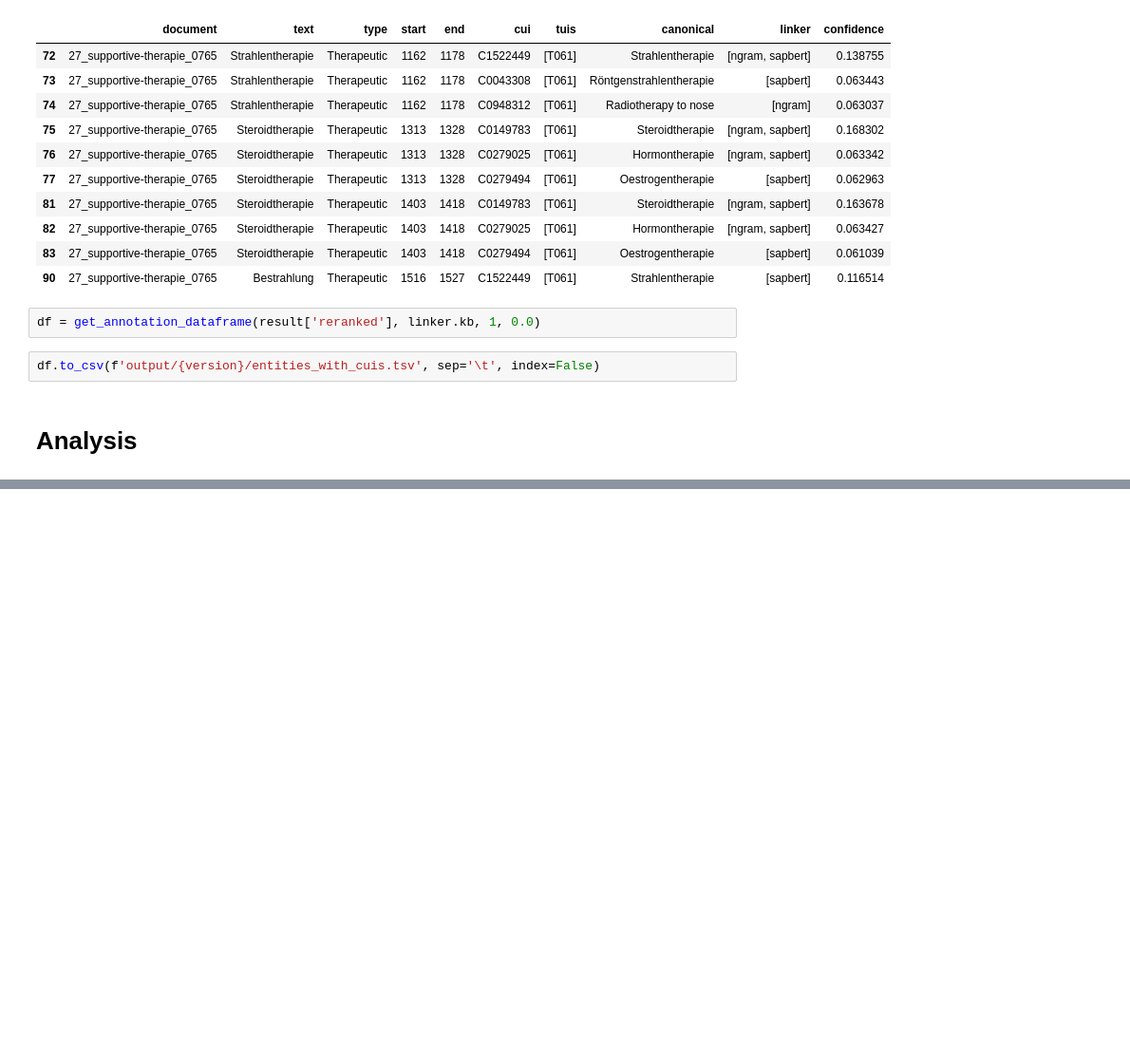
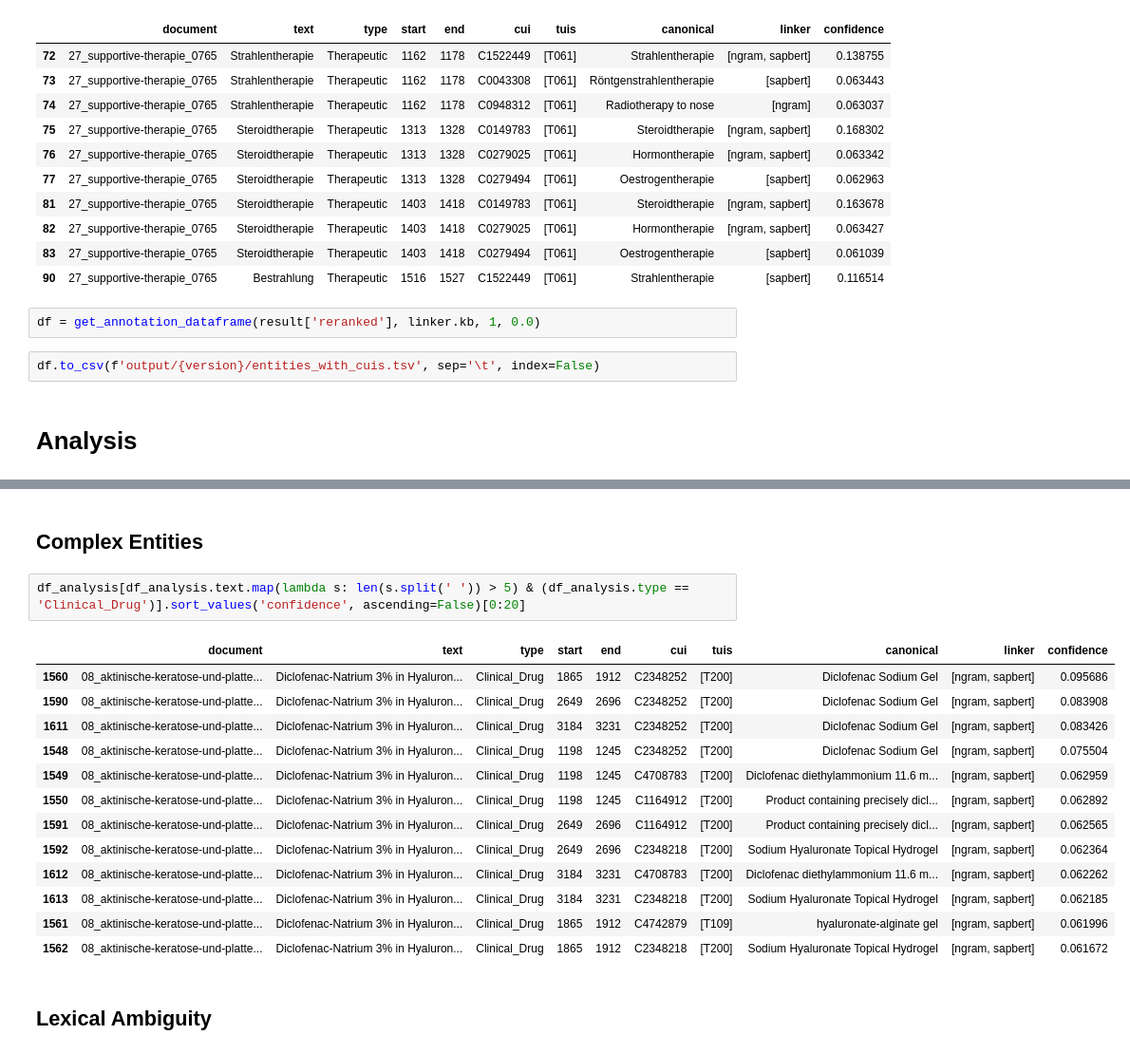
Before and after one commit to hpi-dhc/ggponc, a Jupyter notebook: 02_GGPONC_UMLS_Linking.ipynb, the cells around one changed output, grey strips where cells are left out. Shown at 95% size. Cells and saved outputs as stored; diff of their text form; blank space fills up the shorter version.

```diff
--- a/02_GGPONC_UMLS_Linking.ipynb
+++ b/02_GGPONC_UMLS_Linking.ipynb
@@ -179,0 +211,20 @@ df.to_csv(f'output/{version}/entities_with_cuis.tsv', sep='\t', index=False)
+# %% [markdown]
+## Complex Entities
+# %%
+df_analysis[df_analysis.text.map(lambda s: len(s.split(' ')) > 5) & (df_analysis.type == 'Clinical_Drug')].sort_values('confidence', ascending=False)[0:20]
+# %% [output]
+|  | document | text | type | start | end | cui | tuis | canonical | linker | confidence |
+| 1560 | 08_aktinische-keratose-und-platte... | Diclofenac-Natrium 3% in Hyaluron... | Clinical_Drug | 1865 | 1912 | C2348252 | [T200] | Diclofenac Sodium Gel | [ngram, sapbert] | 0.095686 |
+| 1590 | 08_aktinische-keratose-und-platte... | Diclofenac-Natrium 3% in Hyaluron... | Clinical_Drug | 2649 | 2696 | C2348252 | [T200] | Diclofenac Sodium Gel | [ngram, sapbert] | 0.083908 |
+| 1611 | 08_aktinische-keratose-und-platte... | Diclofenac-Natrium 3% in Hyaluron... | Clinical_Drug | 3184 | 3231 | C2348252 | [T200] | Diclofenac Sodium Gel | [ngram, sapbert] | 0.083426 |
+| 1548 | 08_aktinische-keratose-und-platte... | Diclofenac-Natrium 3% in Hyaluron... | Clinical_Drug | 1198 | 1245 | C2348252 | [T200] | Diclofenac Sodium Gel | [ngram, sapbert] | 0.075504 |
+| 1549 | 08_aktinische-keratose-und-platte... | Diclofenac-Natrium 3% in Hyaluron... | Clinical_Drug | 1198 | 1245 | C4708783 | [T200] | Diclofenac diethylammonium 11.6 m... | [ngram, sapbert] | 0.062959 |
+| 1550 | 08_aktinische-keratose-und-platte... | Diclofenac-Natrium 3% in Hyaluron... | Clinical_Drug | 1198 | 1245 | C1164912 | [T200] | Product containing precisely dicl... | [ngram, sapbert] | 0.062892 |
+| 1591 | 08_aktinische-keratose-und-platte... | Diclofenac-Natrium 3% in Hyaluron... | Clinical_Drug | 2649 | 2696 | C1164912 | [T200] | Product containing precisely dicl... | [ngram, sapbert] | 0.062565 |
+| 1592 | 08_aktinische-keratose-und-platte... | Diclofenac-Natrium 3% in Hyaluron... | Clinical_Drug | 2649 | 2696 | C2348218 | [T200] | Sodium Hyaluronate Topical Hydrogel | [ngram, sapbert] | 0.062364 |
+| 1612 | 08_aktinische-keratose-und-platte... | Diclofenac-Natrium 3% in Hyaluron... | Clinical_Drug | 3184 | 3231 | C4708783 | [T200] | Diclofenac diethylammonium 11.6 m... | [ngram, sapbert] | 0.062262 |
+| 1613 | 08_aktinische-keratose-und-platte... | Diclofenac-Natrium 3% in Hyaluron... | Clinical_Drug | 3184 | 3231 | C2348218 | [T200] | Sodium Hyaluronate Topical Hydrogel | [ngram, sapbert] | 0.062185 |
+| 1561 | 08_aktinische-keratose-und-platte... | Diclofenac-Natrium 3% in Hyaluron... | Clinical_Drug | 1865 | 1912 | C4742879 | [T109] | hyaluronate-alginate gel | [ngram, sapbert] | 0.061996 |
+| 1562 | 08_aktinische-keratose-und-platte... | Diclofenac-Natrium 3% in Hyaluron... | Clinical_Drug | 1865 | 1912 | C2348218 | [T200] | Sodium Hyaluronate Topical Hydrogel | [ngram, sapbert] | 0.061672 |
+# %% [markdown]
+## Lexical Ambiguity
```
Also changed, not shown: parts of 6 cells of this notebook, 2 other files.
